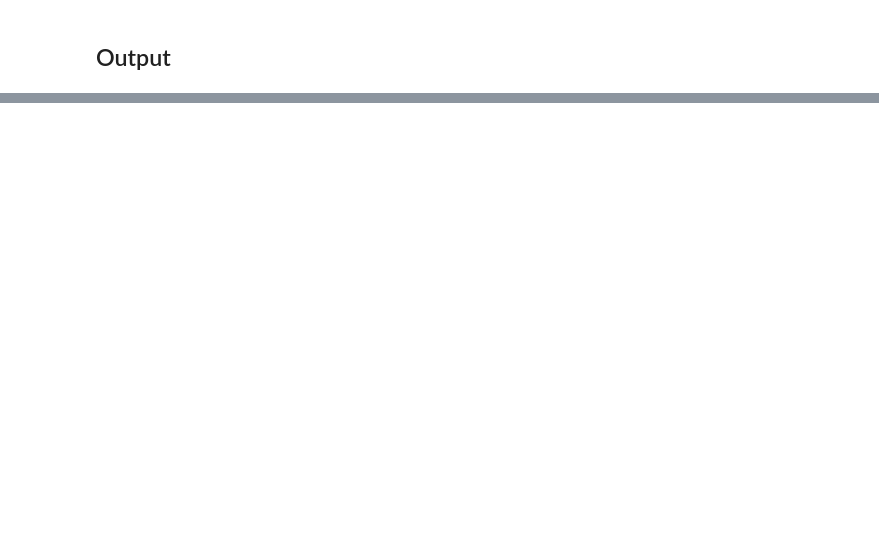
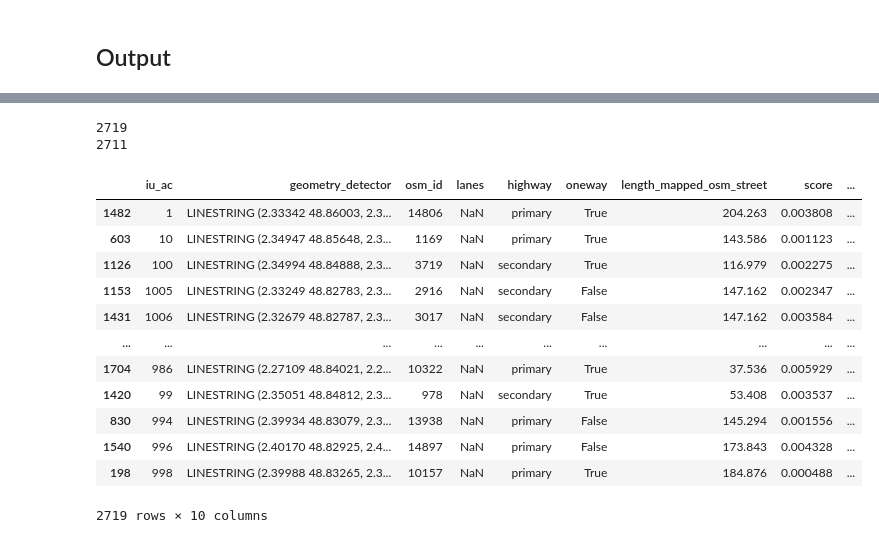
Before and after one commit to enatterer/Effects-of-Paris-Cycling-Policies-on-vehicular-flow, a Jupyter notebook: src/main/network_matching/match_osm_networks.ipynb, the cells around one changed output, grey strips where cells are left out. Drawn from its saved outputs; the diff is of its cells as text; code cells hidden in the pictures; blank space fills up the shorter version.

```diff
--- a/src/main/network_matching/match_osm_networks.ipynb
+++ b/src/main/network_matching/match_osm_networks.ipynb
@@ -221,15 +271,13 @@ df_detectors
 # %%
 # Construct a data set containing all matching information
 df_matching = pd.DataFrame({
-    "detector_id": df_detectors.iloc[matchings[:, 0]]["detector_id"].values,
+    "iu_ac": df_detectors.iloc[matchings[:, 0]]["iu_ac"].values,
+    "geometry_detector": df_detectors.iloc[matchings[:, 0]]["geometry"].values,
     "osm_id": df_osm_hor.iloc[matchings[:,1]]["osm_id"].values,
     "lanes": df_osm_hor.iloc[matchings[:, 1]]["lanes"].values,
     "highway": df_osm_hor.iloc[matchings[:, 1]]["highway"].values,
     "oneway": df_osm_hor.iloc[matchings[:, 1]]["oneway"].values,
-    "length": df_osm_hor.iloc[matchings[:, 1]]["length"].values,
+    "length_mapped_osm_street": df_osm_hor.iloc[matchings[:, 1]]["length"].values,
     "score": matched_scores
 })
+df_matching = df_matching.sort_values(by='iu_ac')
-# %%
-df_matching = df_matching.sort_values(by='detector_id')
-
-df_matching.to_csv(output_path, sep=";", index=False)
@@ -251,0 +284,3 @@ df_matching
+# %%
+df_matching['length_detector_street'] = df_matching['geometry_detector'].apply(lambda x: line_length_in_meters(x))
+df_matching['lanes_mapped'] = df_matching['lanes'].apply(parse_and_average_lanes)
@@ -251,0 +303,11 @@ df_matching
+# %%
+df_matched_with_lanes_approximated = approximate_number_of_lanes(df_matching)
+# %%
+# filter out the matches with the highest score
+df_matching_best = df_matched_with_lanes_approximated[df_matched_with_lanes_approximated['score'] < 0.05]
+
+print(len(df_matched_with_lanes_approximated))
+print(len(df_matching_best))
+# %% [output]
+2719
+2711
@@ -252 +319,17 @@ df_matching
+# %%
+df_matched_with_lanes_approximated
+# %% [output]
+|  | iu_ac | geometry_detector | osm_id | lanes | highway | oneway | length_mapped_osm_street | score | ... |
+| 1482 | 1 | LINESTRING (2.33342 48.86003, 2.3... | 14806 | NaN | primary | True | 204.263 | 0.003808 | ... |
+| 603 | 10 | LINESTRING (2.34947 48.85648, 2.3... | 1169 | NaN | primary | True | 143.586 | 0.001123 | ... |
+| 1126 | 100 | LINESTRING (2.34994 48.84888, 2.3... | 3719 | NaN | secondary | True | 116.979 | 0.002275 | ... |
+| 1153 | 1005 | LINESTRING (2.33249 48.82783, 2.3... | 2916 | NaN | secondary | False | 147.162 | 0.002347 | ... |
+| 1431 | 1006 | LINESTRING (2.32679 48.82787, 2.3... | 3017 | NaN | secondary | False | 147.162 | 0.003584 | ... |
+| ... | ... | ... | ... | ... | ... | ... | ... | ... | ... |
+| 1704 | 986 | LINESTRING (2.27109 48.84021, 2.2... | 10322 | NaN | primary | True | 37.536 | 0.005929 | ... |
+| 1420 | 99 | LINESTRING (2.35051 48.84812, 2.3... | 978 | NaN | secondary | True | 53.408 | 0.003537 | ... |
+| 830 | 994 | LINESTRING (2.39934 48.83079, 2.3... | 13938 | NaN | primary | False | 145.294 | 0.001556 | ... |
+| 1540 | 996 | LINESTRING (2.40170 48.82925, 2.4... | 14897 | NaN | primary | False | 173.843 | 0.004328 | ... |
+| 198 | 998 | LINESTRING (2.39988 48.83265, 2.3... | 10157 | NaN | primary | True | 184.876 | 0.000488 | ... |
+2719 rows × 10 columns
 # %%
```
Also changed, not shown: parts of 15 cells of this notebook.
